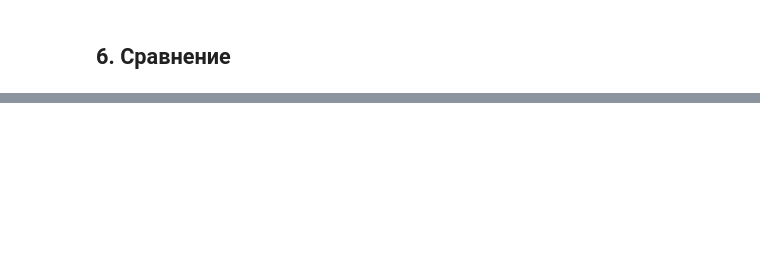
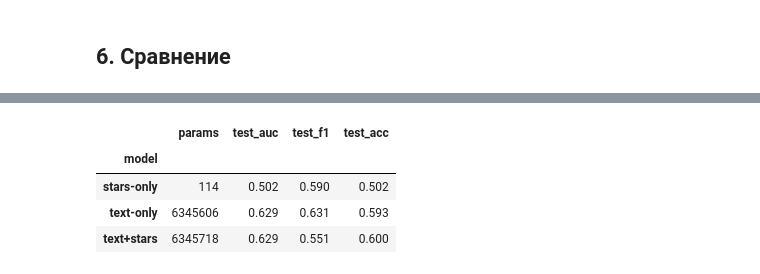
Before and after one commit to bluesteelll/gp5, a Jupyter notebook: notebooks/06_task2_mismatch_detector.ipynb, the cells around one changed output, grey strips where cells are left out. Saved outputs shown, nothing was run; the diff lists cells and outputs as text; code cells hidden in the pictures; blank space fills up the shorter version.

```diff
--- a/notebooks/06_task2_mismatch_detector.ipynb
+++ b/notebooks/06_task2_mismatch_detector.ipynb
@@ -331,0 +300,13 @@ savefig("roc_curves"); plt.show()
+# %%
+rows = []
+for name, r in results.items():
+    pred = r["probs"] > 0.5
+    rows.append({"model": name, "params": r["params"], "test_auc": roc_auc_score(r["gts"], r["probs"]), "test_f1": f1_score(r["gts"], pred), "test_acc": accuracy_score(r["gts"], pred)})
+comp = pd.DataFrame(rows).set_index("model").round(3)
+comp
+# %% [output]
+|  | params | test_auc | test_f1 | test_acc |
+| model |  |  |  |  |
+| stars-only | 114 | 0.502 | 0.590 | 0.502 |
+| text-only | 6345606 | 0.629 | 0.631 | 0.593 |
+| text+stars | 6345718 | 0.629 | 0.551 | 0.600 |
```
Also changed, not shown: parts of 31 cells of this notebook, 10 other files.
